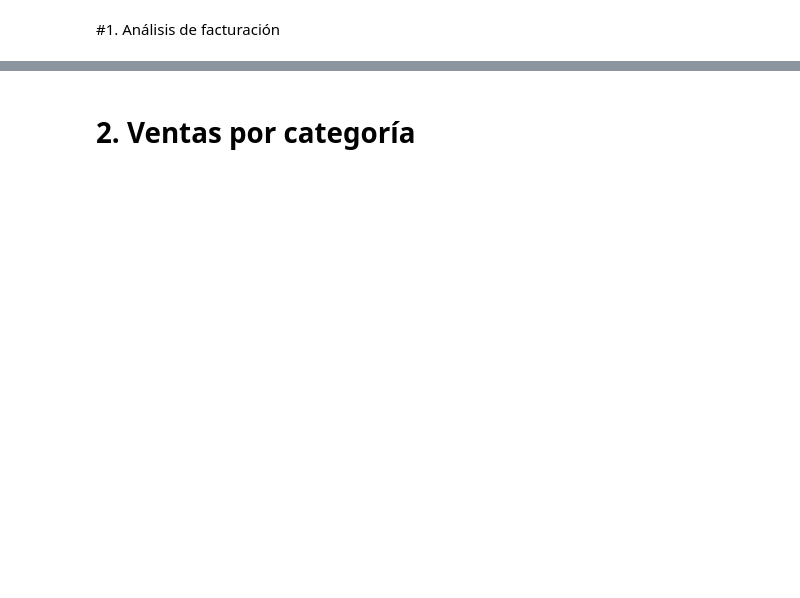
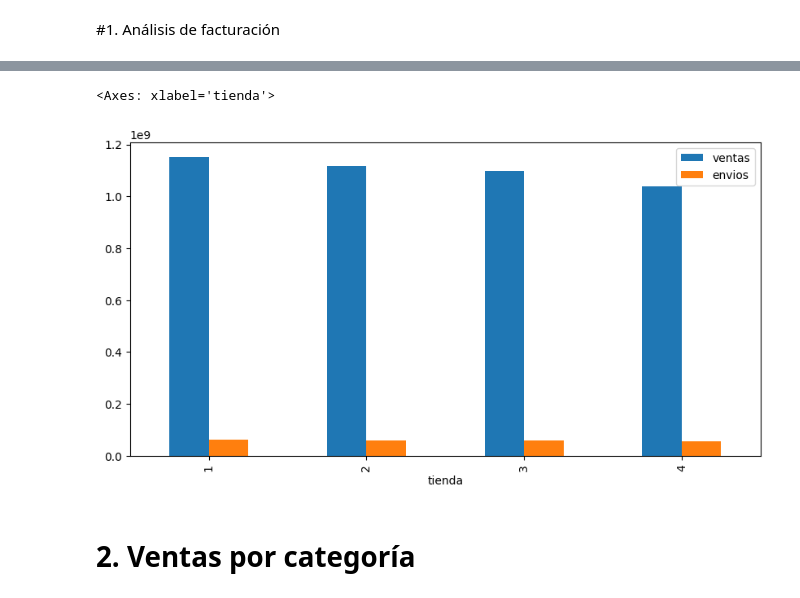
Before and after one commit to nikovido/datascience-alurastore-ONE-alura, a Jupyter notebook: AluraStoreLatam.ipynb, the cells around one changed output, grey strips where cells are left out. Saved outputs shown, nothing was run; the diff lists cells and outputs as text; code cells hidden in the pictures; blank space fills up the shorter version.

```diff
--- a/AluraStoreLatam.ipynb
+++ b/AluraStoreLatam.ipynb
@@ -5,17 +3,17 @@
 # %%
 import pandas as pd
 
-url = "https://raw.githubusercontent.com/alura-es-cursos/challenge1-data-science-latam/refs/heads/main/base-de-datos-challenge1-latam/tienda_1%20.csv"
+url1 = "https://raw.githubusercontent.com/alura-es-cursos/challenge1-data-science-latam/refs/heads/main/base-de-datos-challenge1-latam/tienda_1%20.csv"
 url2 = "https://raw.githubusercontent.com/alura-es-cursos/challenge1-data-science-latam/refs/heads/main/base-de-datos-challenge1-latam/tienda_2.csv"
 url3 = "https://raw.githubusercontent.com/alura-es-cursos/challenge1-data-science-latam/refs/heads/main/base-de-datos-challenge1-latam/tienda_3.csv"
 url4 = "https://raw.githubusercontent.com/alura-es-cursos/challenge1-data-science-latam/refs/heads/main/base-de-datos-challenge1-latam/tienda_4.csv"
 
-tienda = pd.read_csv(url)
+tienda1 = pd.read_csv(url1)
 tienda2 = pd.read_csv(url2)
 tienda3 = pd.read_csv(url3)
 tienda4 = pd.read_csv(url4)
 
-tienda.head()
+tienda1.head()
 # %% [output]
 |  | Producto | Categoría del Producto | Precio | Costo de envío | Fecha de Compra | Vendedor | Lugar de Compra | ... |
 | 0 | Asistente virtual | Electrónicos | 164300.0 | 6900.0 | 16/01/2021 | Pedro Gomez | Bogotá | ... |
@@ -25,0 +138,12 @@ tienda.head()
+# %%
+# Vamos a unir todos los datasets ya que tienen la misma estructura
+# Le sumamos una columnna con el valor de su tienda
+
+
+tienda1["tienda"] = 1
+tienda2["tienda"] = 2
+tienda3["tienda"] = 3
+tienda4["tienda"] = 4
+
+tiendas = pd.concat([tienda1, tienda2, tienda3, tienda4])
+tiendas.sample(10)
@@ -26,2 +185,12 @@ tienda.head()
 # %% [markdown]
 #1. Análisis de facturación
+# %%
+# Utilizamos el df que contiene todas las tiendas, agrupamos por tienda.
+# Ademas vamos a ver los costos de envios, para analizar si hay algun desvio.
+
+ventas_por_tienda = pd.DataFrame(tiendas.groupby("tienda")[["Precio", "Costo de envío"]].sum())
+
+ventas_por_tienda.rename(columns={'Precio': 'ventas', 'Costo de envío': 'envios'}, inplace=True)
+
+ventas_por_tienda.sort_values("ventas", ascending=False, inplace=True)
+ventas_por_tienda
@@ -28,2 +204,8 @@ tienda.head()
+# %%
+# Incluyendo envios
+ventas_por_tienda.plot.bar(figsize=(10,5))
+# %% [output]
+<Axes: xlabel='tienda'>
+[figure, added]
 # %% [markdown]
 # 2. Ventas por categoría
```
Also changed, not shown: parts of 21 cells of this notebook.
